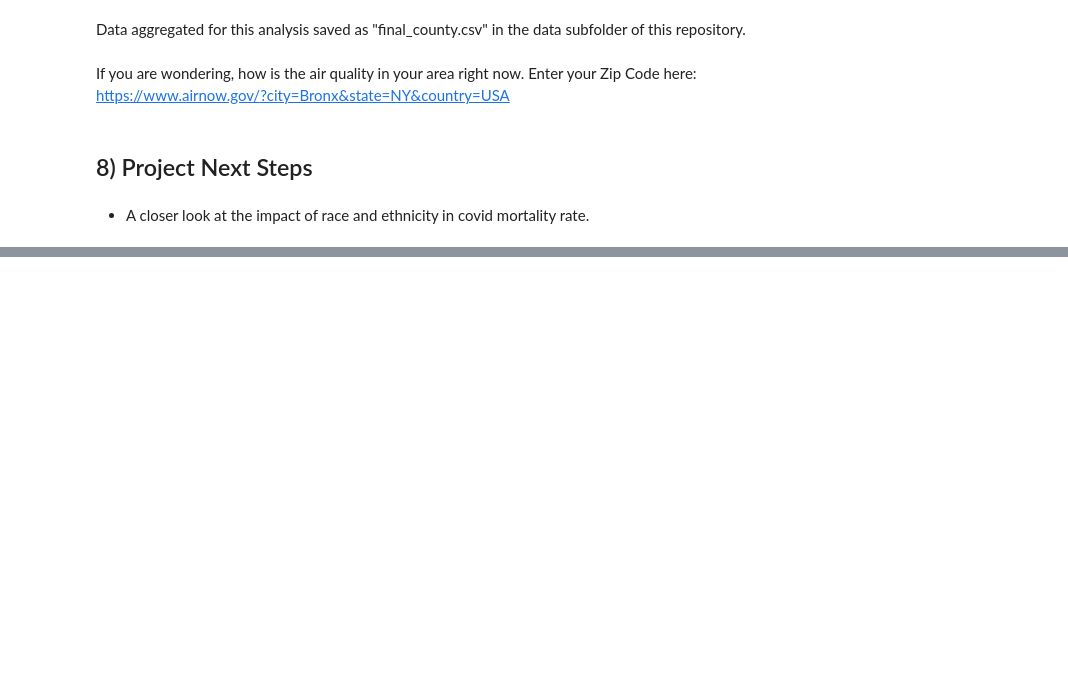
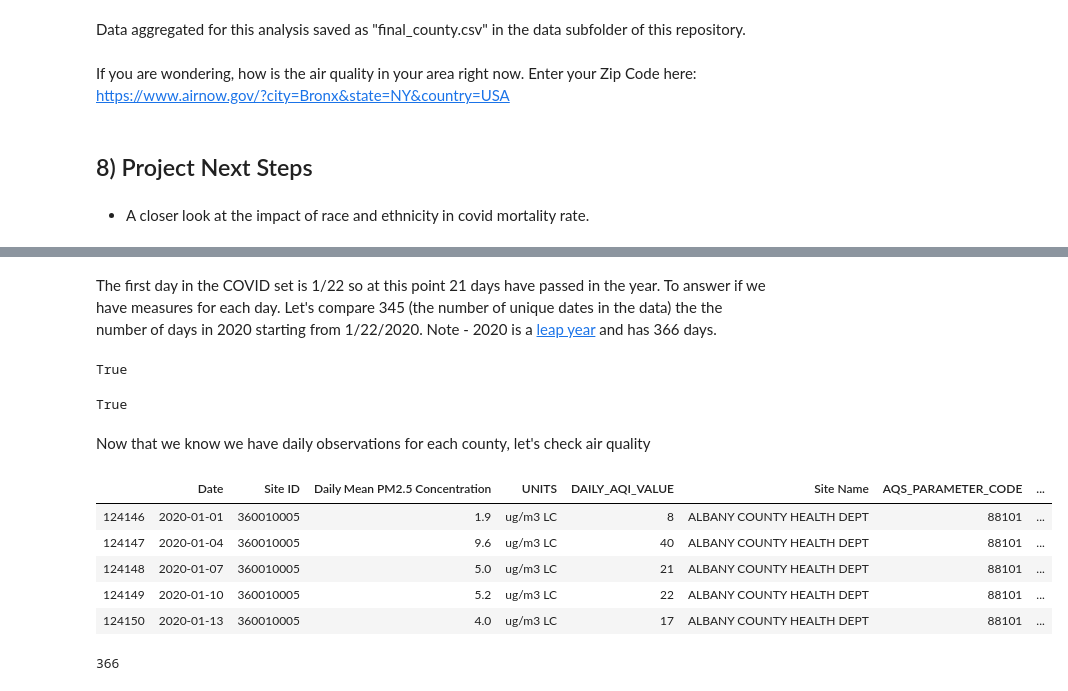
Before and after one commit to rachelleperez/Does_air_quality_affect_COVID-19_mortality, a Jupyter notebook: covid_vs_air_quality.ipynb, the cells around one changed output, grey strips where cells are left out. Saved outputs shown, nothing was run; the diff lists cells and outputs as text; code cells hidden in the pictures; blank space fills up the shorter version.

Commit message:
2020 data file created ; clear

```diff
--- a/covid_vs_air_quality.ipynb
+++ b/covid_vs_air_quality.ipynb
@@ -2842,0 +2888,27 @@ If you are wondering, how is the air quality in your area right now. Enter your
+# %% [markdown]
+The first day in the COVID set is 1/22 so at this point 21 days have passed in the year. To answer if we have measures for each day. Let's compare 345 (the number of unique dates in the data) the the number of days in 2020 starting from 1/22/2020. Note - 2020 is a [leap year](https://www.merriam-webster.com/dictionary/leap%20year) and has 366 days.
+# %%
+# Does the number of dates in the data match the number of days in 2020 from 1/22?
+(366-21) == covid_daily['Date'].nunique()
+# %% [output]
+True
+# %%
+#Does each county have the same number of observations? Compare county with most observations with county with least.
+covid_daily['County Name'].value_counts().min() == covid_daily['County Name'].value_counts().max()
+# %% [output]
+True
+# %% [markdown]
+Now that we know we have daily observations for each county, let's check air quality
+# %%
+air_2020.head()
+# %% [output]
+|  | Date | Site ID | Daily Mean PM2.5 Concentration | UNITS | DAILY_AQI_VALUE | Site Name | AQS_PARAMETER_CODE | ... |
+| 124146 | 2020-01-01 | 360010005 | 1.9 | ug/m3 LC | 8 | ALBANY COUNTY HEALTH DEPT | 88101 | ... |
+| 124147 | 2020-01-04 | 360010005 | 9.6 | ug/m3 LC | 40 | ALBANY COUNTY HEALTH DEPT | 88101 | ... |
+| 124148 | 2020-01-07 | 360010005 | 5.0 | ug/m3 LC | 21 | ALBANY COUNTY HEALTH DEPT | 88101 | ... |
+| 124149 | 2020-01-10 | 360010005 | 5.2 | ug/m3 LC | 22 | ALBANY COUNTY HEALTH DEPT | 88101 | ... |
+| 124150 | 2020-01-13 | 360010005 | 4.0 | ug/m3 LC | 17 | ALBANY COUNTY HEALTH DEPT | 88101 | ... |
+# %%
+air_2020['Date'].nunique()
+# %% [output]
+366
```
Also changed, not shown: parts of 35 cells of this notebook, 2 other files.
